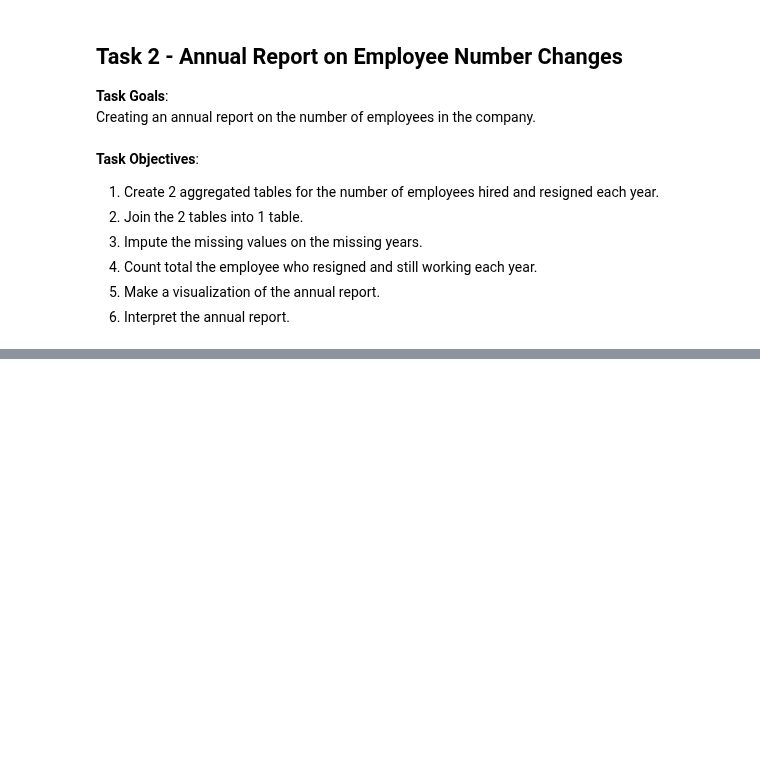
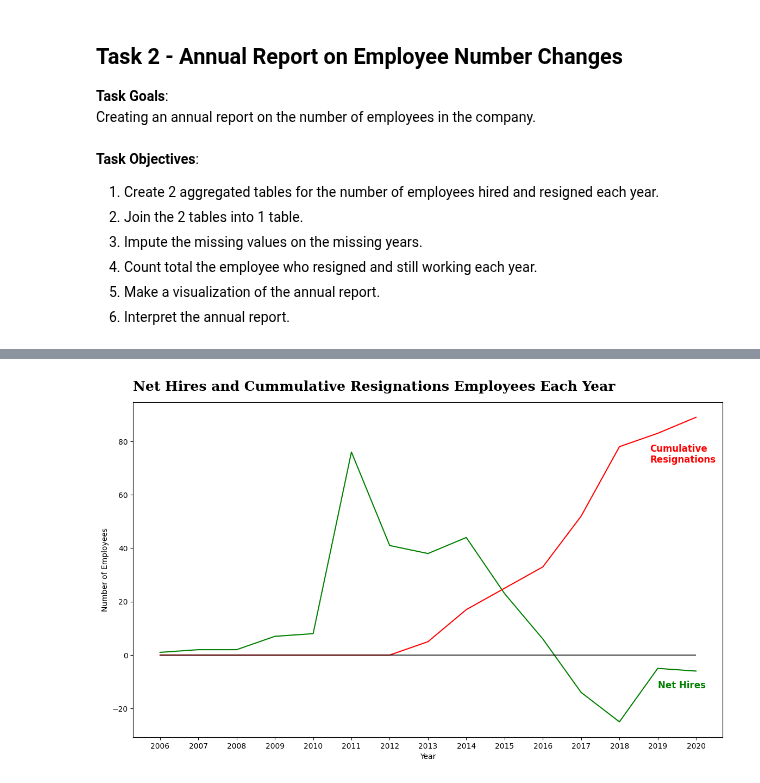
Before and after one commit to azaryasph/Improving-Employee-Retention-By-Predicting-Employee-Attrition-Using-Machine-Learning, a Jupyter notebook: notebook/predict_employee_attrition.ipynb, the cells around one changed output, grey strips where cells are left out. Cells and saved outputs as stored; diff of their text form; code cells hidden in the pictures; blank space fills up the shorter version.

```diff
--- a/notebook/predict_employee_attrition.ipynb
+++ b/notebook/predict_employee_attrition.ipynb
@@ -379,0 +387,29 @@ metrics_agg
+# %%
+plt.figure(figsize=(14, 8))
+sns.lineplot(
+    x='Year',
+    y='NetHires',
+    data=metrics_agg,
+    # marker='o',
+    color='g'
+)
+sns.lineplot(
+    x='Year',
+    y='CumulativeResign',
+    data=metrics_agg,
+    # marker='o',
+    color='r'
+)
+
+plt.xticks(metrics_agg['Year'])
+plt.ylabel('Number of Employees')
+fdbold = {'family': 'serif', 'color': 'black', 'weight': 'bold', 'size': 18}
+plt.title('Net Hires and Cummulative Resignations Employees Each Year', fontdict=fdbold, pad=15, loc='left')
+plt.text(2019, -12.5, 'Net Hires', color='g', fontsize=12, weight='bold')
+plt.text(2018.8, 72, 'Cumulative\nResignations', color='r', fontsize=12, weight='bold')
+plt.hlines(0, metrics_agg['Year'].min(), metrics_agg['Year'].max(), colors='black', linestyles='solid', alpha=0.7)
+
+# plt.ylim(min(metrics_agg['RemainEmp'].min(), metrics_agg['NetHires'].min()), max(metrics_agg['RemainEmp'].max(), metrics_agg['NetHires'].max()))
+plt.show()
+# %% [output]
+[figure, added]
```
Also changed, not shown: parts of 4 cells of this notebook.
